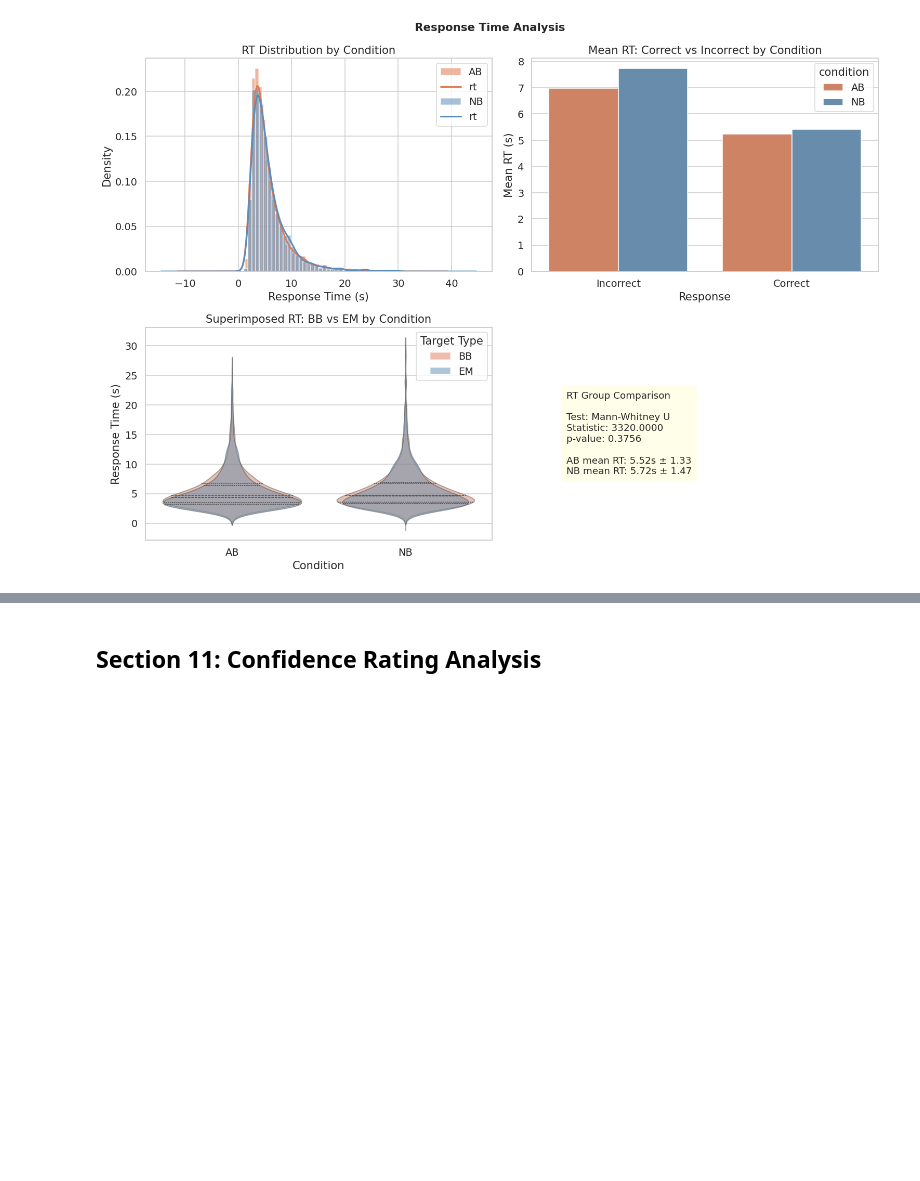
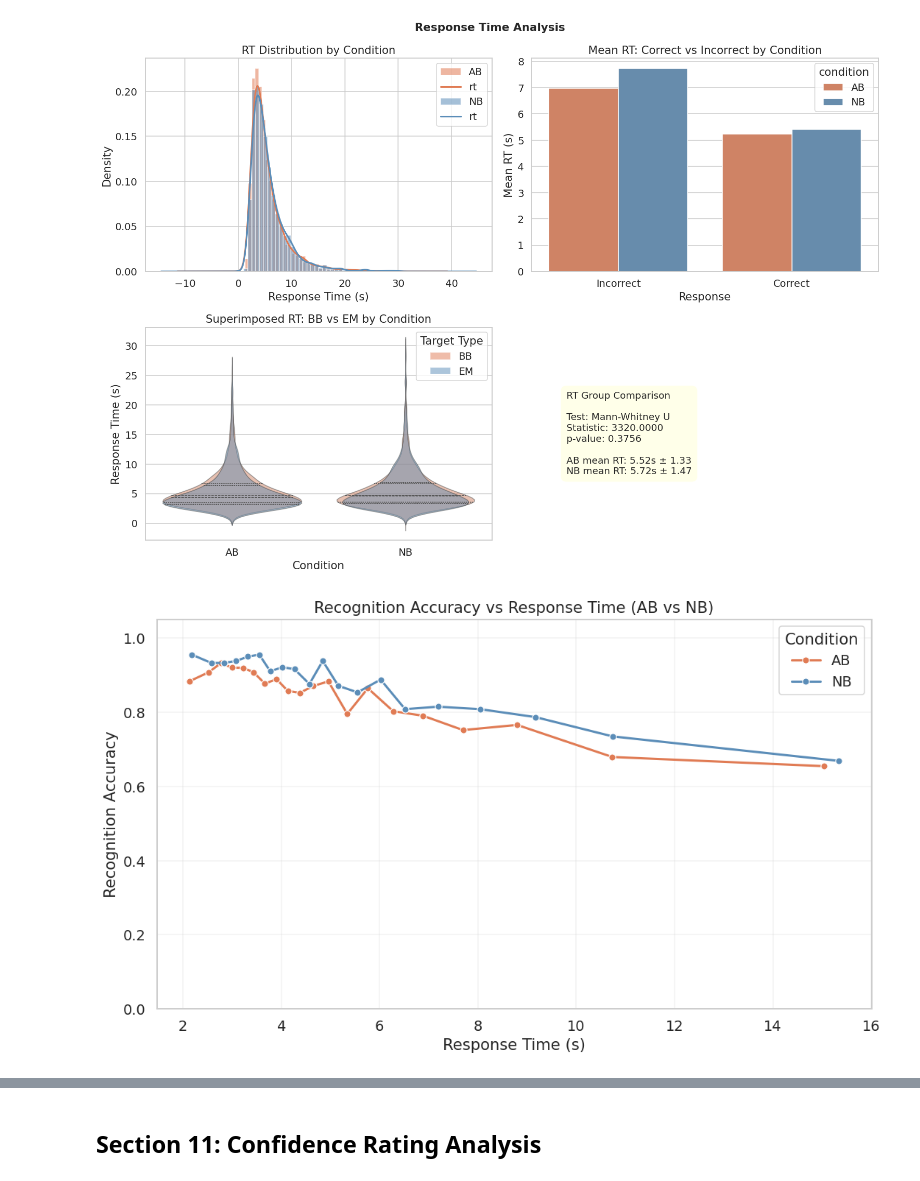
Before and after one commit to AlooKaLaddoo/Break-Fast_BRSM_Project, a Jupyter notebook: BRSM_EDA_fixed.ipynb, the cells around one changed output, grey strips where cells are left out. Cells and saved outputs as stored; diff of their text form; code cells hidden in the pictures; blank space fills up the shorter version.

Commit message:
accuracy vs rt and confidence vs rt analysis

```diff
--- a/BRSM_EDA_fixed.ipynb
+++ b/BRSM_EDA_fixed.ipynb
@@ -1295,3 +1295,45 @@ plt.tight_layout()
 plt.show()
 # %% [output]
 [figure]
+# %%
+# Recognition accuracy trend across increasing response time (AB and NB overlaid)
+plt.figure(figsize=(10, 6))
+
+for cond, color in [('AB', '#E07B54'), ('NB', '#5B8DB8')]:
+    trend_df = TRIALS_CLEAN.loc[TRIALS_CLEAN['condition'] == cond, ['rt', 'accuracy']].dropna().copy()
+    trend_df = trend_df.sort_values('rt')
+
+    # Bin RT into quantiles within each condition and compute mean accuracy per bin
+    n_bins = 20
+    trend_df['rt_bin'] = pd.qcut(trend_df['rt'], q=n_bins, duplicates='drop')
+    acc_trend = (
+        trend_df.groupby('rt_bin', observed=True)
+        .agg(
+            rt_mid=('rt', 'median'),
+            mean_accuracy=('accuracy', 'mean'),
+            n=('accuracy', 'count')
+        )
+        .reset_index(drop=True)
+        .sort_values('rt_mid')
+    )
+
+    sns.lineplot(
+        data=acc_trend,
+        x='rt_mid',
+        y='mean_accuracy',
+        marker='o',
+        linewidth=2,
+        color=color,
+        label=cond
+    )
+
+plt.title('Recognition Accuracy vs Response Time (AB vs NB)')
+plt.xlabel('Response Time (s)')
+plt.ylabel('Recognition Accuracy')
+plt.ylim(0, 1.05)
+plt.grid(alpha=0.25)
+plt.legend(title='Condition')
+plt.tight_layout()
+plt.show()
+# %% [output]
+[figure, added]
```
Also changed, not shown: parts of 8 cells of this notebook.
